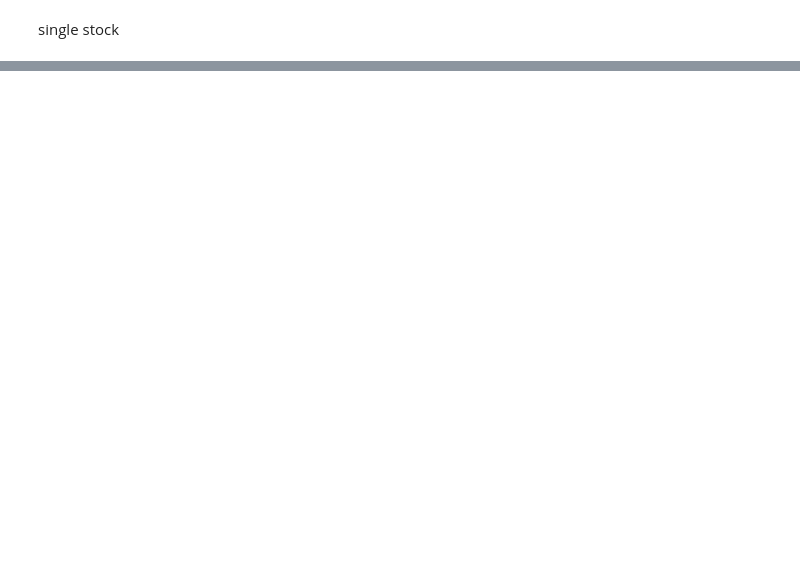
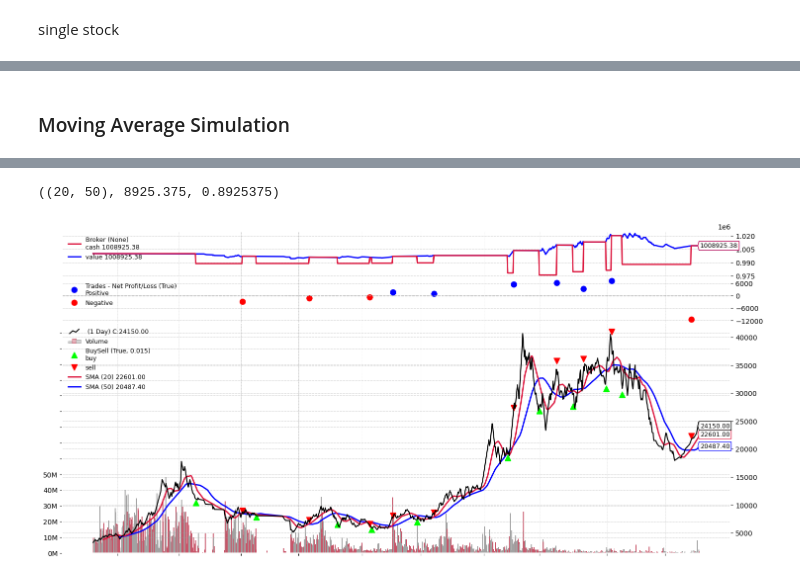
Before and after one commit to ParsaMohammadpour/backtest-linearRegression, a Jupyter notebook: sample.ipynb, the cells around one changed output, grey strips where cells are left out. Saved outputs shown, nothing was run; the diff lists cells and outputs as text; code cells hidden in the pictures; blank space fills up the shorter version.

Commit message:
Completing simulation step.

```diff
--- a/sample.ipynb
+++ b/sample.ipynb
@@ -5,7 +6,7 @@ from stock_holder import StockHolder
 # %% [markdown]
 ### Defining some parameters
 # %%
-MOVING_AVERAGE_PAIRS = [(4, 8), (3, 5), (10, 20), (10, 30)]
+MOVING_AVERAGE_LIST = [(4, 8), (3, 5), (5, 15), (10, 20), (10, 30), (10, 40), (20, 30), (20, 40), (20, 50)]
 
 INITIAL_CASH = 100,000
 MARKET_COMMISSION = 0.01
@@ -92,9 +83,0 @@ resolve error and continue
-# %%
-from backtest.simulator.bakctest_simulator import BackTestSimulator
-from stock_holder import StockHolder
-
-
-stock_holder = StockHolder('stock-samples/')
-
-sim = BackTestSimulator(stock_holder.get_samples(), stock_holder.get_stock_names(), [(10, 20), (10, 30), (20, 50), (20, 30)])
-sim.simulate()
@@ -252,0 +84,8 @@ Net Profit/Loss: -35.89
+# %% [markdown]
+### Moving Average Simulation
+# %%
+simulator = BackTestSimulator(stock_holder.get_samples(), stock_holder.get_stock_names(), MOVING_AVERAGE_LIST)
+simulator.simulate(is_log_disabled=True)
+# %%
+simulator.best_stock_ma_comparison(SAMPLE_STOCK_NAME, figsize=(15, 7))
+# %% [output]
@@ -252,0 +94,2 @@ Net Profit/Loss: -35.89
+((20, 50), 8925.375, 0.8925375)
+[figure, added]
```
Also changed, not shown: parts of 15 cells of this notebook, 2 other files.
